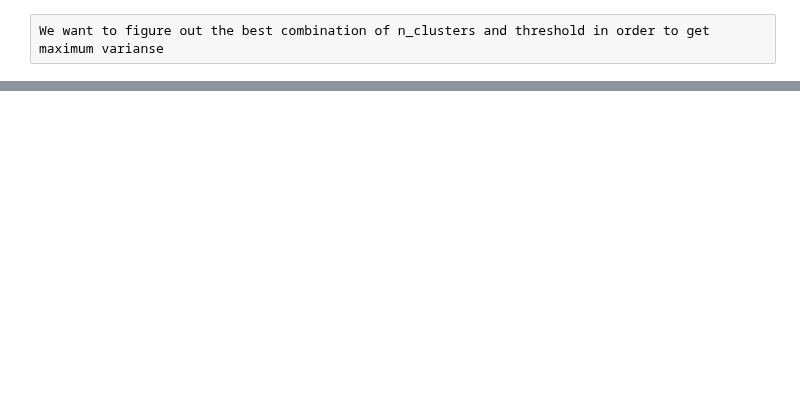
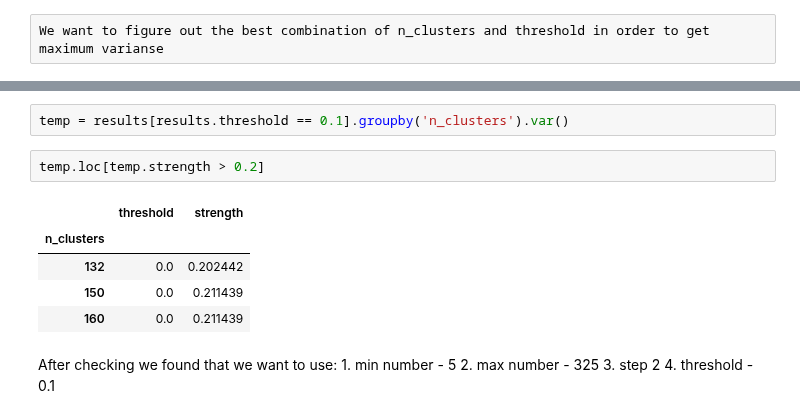
Before and after one commit to eytans/Stockifier, a Jupyter notebook: Relationship Strength.ipynb, the cells around one changed output, grey strips where cells are left out. Drawn from its saved outputs; the diff is of its cells as text; blank space fills up the shorter version.

Commit message:
Results continuing work
Signed-off-by: Eytan Singher <eytan.singher@gmail.com>

```diff
--- a/Relationship Strength.ipynb
+++ b/Relationship Strength.ipynb
@@ -129,0 +130,16 @@ ax1.set_title("mean strength" )
+# %%
+temp = results[results.threshold == 0.1].groupby('n_clusters').var()
+# %%
+temp.loc[temp.strength > 0.2]
+# %% [output]
+|  | threshold | strength |
+| n_clusters |  |  |
+| 132 | 0.0 | 0.202442 |
+| 150 | 0.0 | 0.211439 |
+| 160 | 0.0 | 0.211439 |
+# %% [markdown]
+After checking we found that we want to use:
+    1. min number - 5
+    2. max number - 325
+    3. step 2
+    4. threshold - 0.1
```
Also changed, not shown: parts of 7 cells of this notebook, 4 other files.
